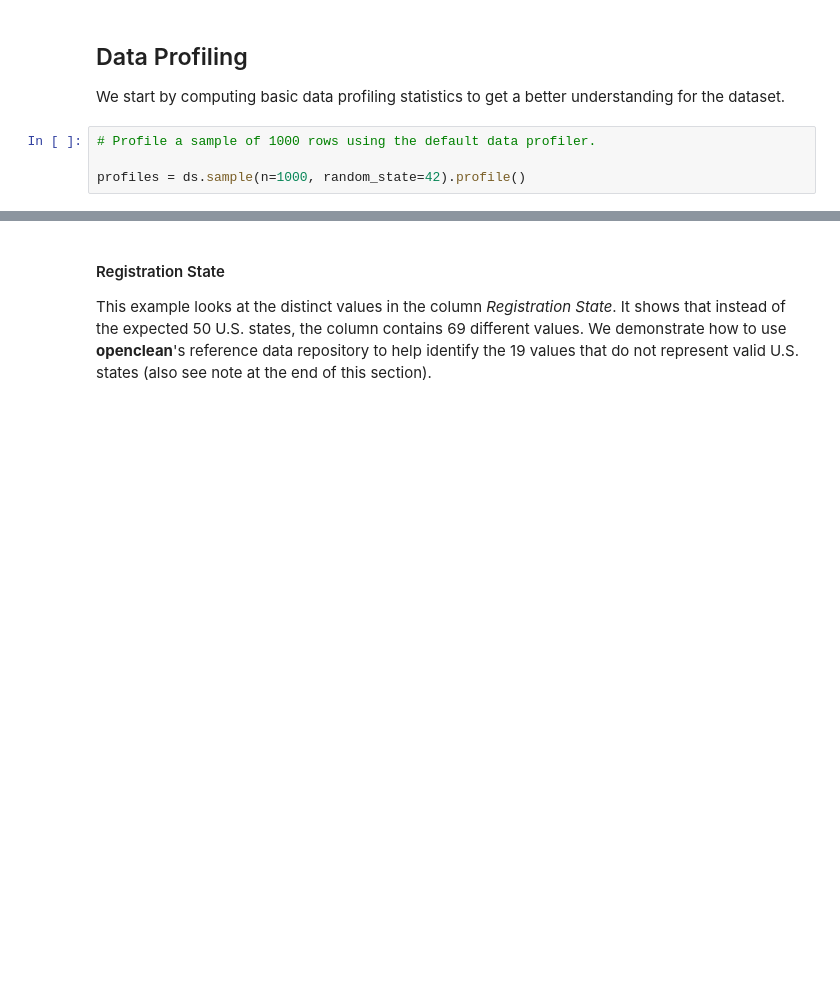
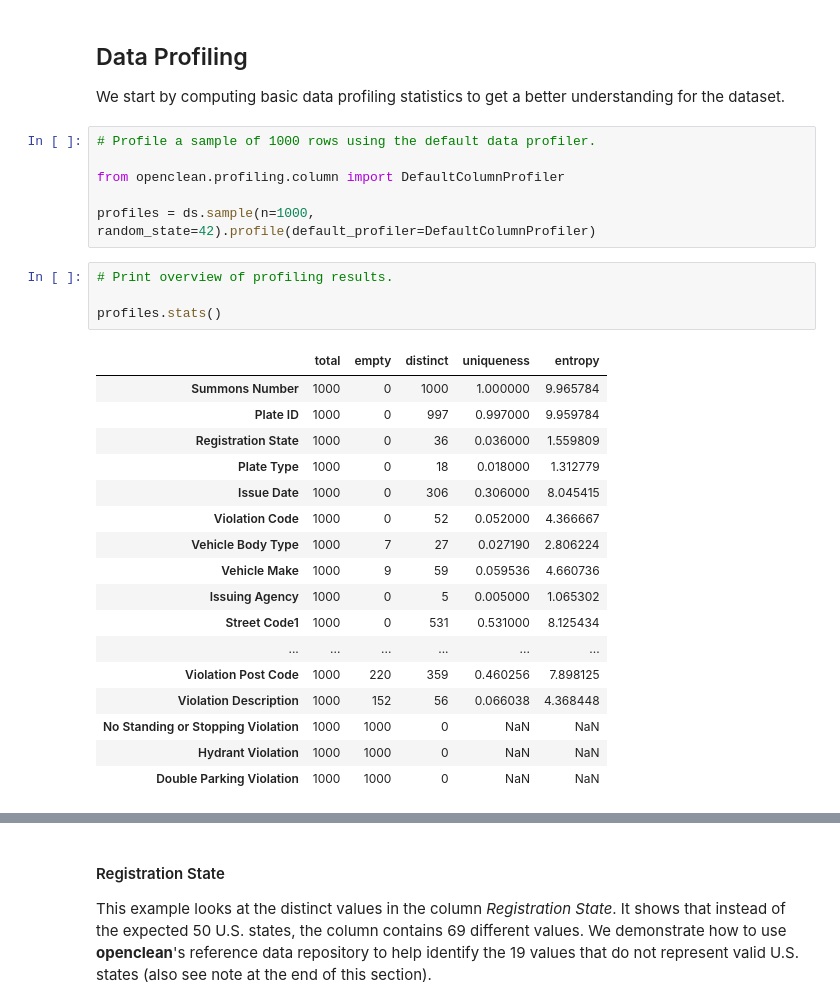
Before and after one commit to VIDA-NYU/openclean, a Jupyter notebook: examples/notebooks/Parking Violations - Profiling and Cleaning Example.ipynb, the cells around one changed output, grey strips where cells are left out. Saved outputs shown, nothing was run; the diff lists cells and outputs as text; blank space fills up the shorter version.

```diff
--- a/examples/notebooks/Parking Violations - Profiling and Cleaning Example.ipynb
+++ b/examples/notebooks/Parking Violations - Profiling and Cleaning Example.ipynb
@@ -67,7 +67,31 @@ We start by computing basic data profiling statistics to get a better understand
 # %%
 # Profile a sample of 1000 rows using the default data profiler.
 
-profiles = ds.sample(n=1000, random_state=42).profile()
+from openclean.profiling.column import DefaultColumnProfiler
+
+profiles = ds.sample(n=1000, random_state=42).profile(default_profiler=DefaultColumnProfiler)
+# %%
+# Print overview of profiling results.
+
+profiles.stats()
+# %% [output]
+|  | total | empty | distinct | uniqueness | entropy |
+| Summons Number | 1000 | 0 | 1000 | 1.000000 | 9.965784 |
+| Plate ID | 1000 | 0 | 997 | 0.997000 | 9.959784 |
+| Registration State | 1000 | 0 | 36 | 0.036000 | 1.559809 |
+| Plate Type | 1000 | 0 | 18 | 0.018000 | 1.312779 |
+| Issue Date | 1000 | 0 | 306 | 0.306000 | 8.045415 |
+| Violation Code | 1000 | 0 | 52 | 0.052000 | 4.366667 |
+| Vehicle Body Type | 1000 | 7 | 27 | 0.027190 | 2.806224 |
+| Vehicle Make | 1000 | 9 | 59 | 0.059536 | 4.660736 |
+| Issuing Agency | 1000 | 0 | 5 | 0.005000 | 1.065302 |
+| Street Code1 | 1000 | 0 | 531 | 0.531000 | 8.125434 |
+| ... | ... | ... | ... | ... | ... |
+| Violation Post Code | 1000 | 220 | 359 | 0.460256 | 7.898125 |
+| Violation Description | 1000 | 152 | 56 | 0.066038 | 4.368448 |
+| No Standing or Stopping Violation | 1000 | 1000 | 0 | NaN | NaN |
+| Hydrant Violation | 1000 | 1000 | 0 | NaN | NaN |
+| Double Parking Violation | 1000 | 1000 | 0 | NaN | NaN |
 # %%
 # Print dataset columns that contain non-empty values together with the most
 # frequent data type from the profiling results.
```
Also changed, not shown: parts of 20 cells of this notebook, 1 other file.
